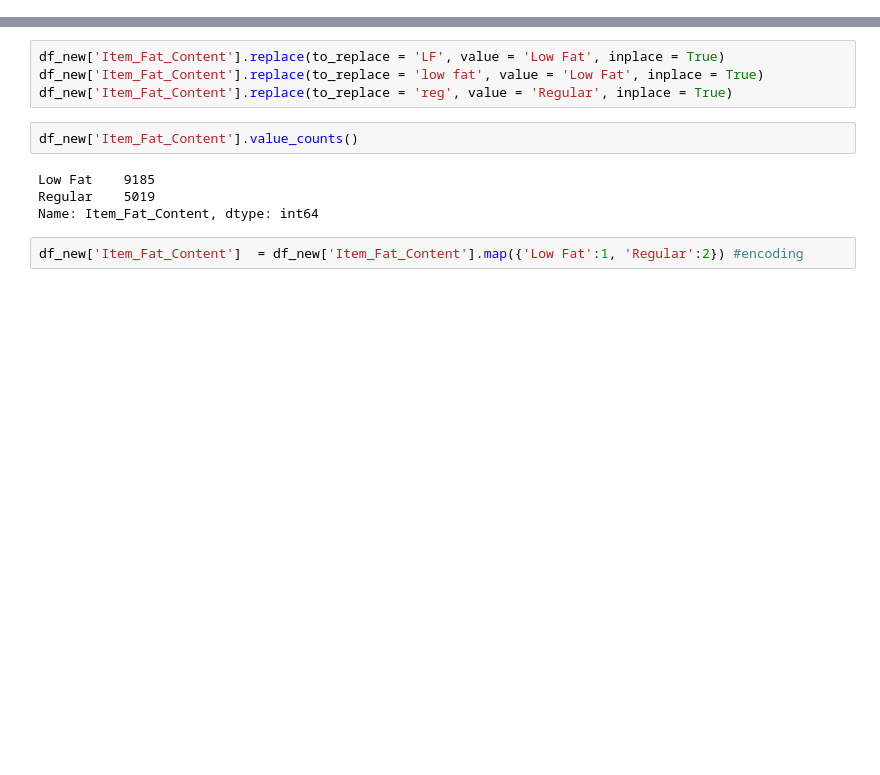
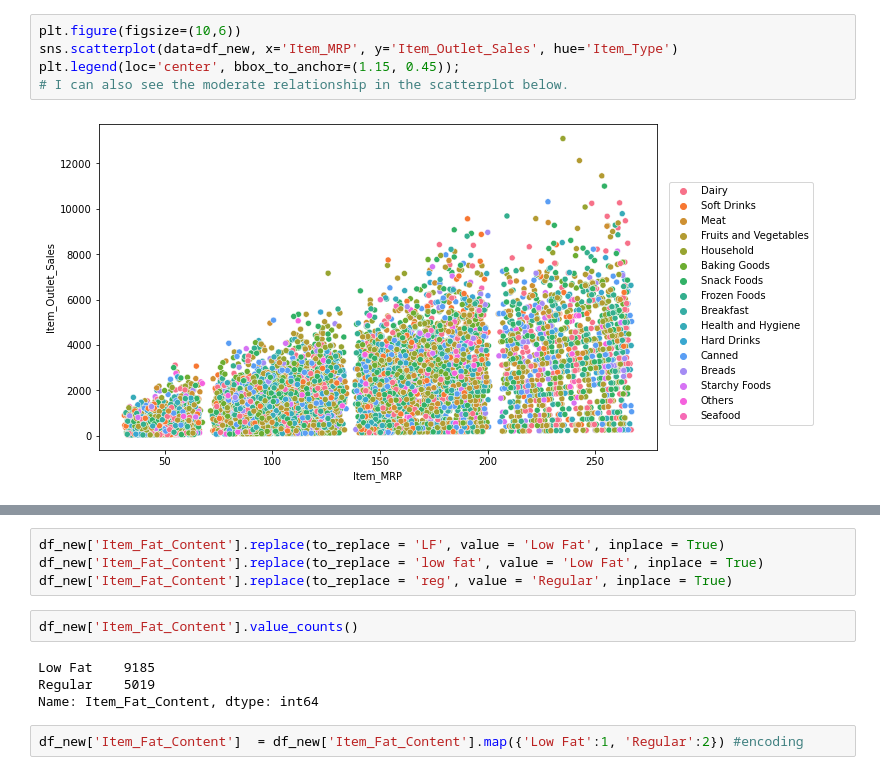
Before and after one commit to Sba121/practice, a Jupyter notebook: big mart sales.ipynb, the cells around one changed output, grey strips where cells are left out. Cells and saved outputs as stored; diff of their text form; blank space fills up the shorter version.

```diff
--- a/big mart sales.ipynb
+++ b/big mart sales.ipynb
@@ -182,0 +162,7 @@ Name: Item_Fat_Content, dtype: int64
+# %%
+plt.figure(figsize=(10,6))
+sns.scatterplot(data=df_new, x='Item_MRP', y='Item_Outlet_Sales', hue='Item_Type')
+plt.legend(loc='center', bbox_to_anchor=(1.15, 0.45));
+# I can also see the moderate relationship in the scatterplot below.
+# %% [output]
+[figure, added]
```
Also changed, not shown: parts of 98 cells of this notebook.
